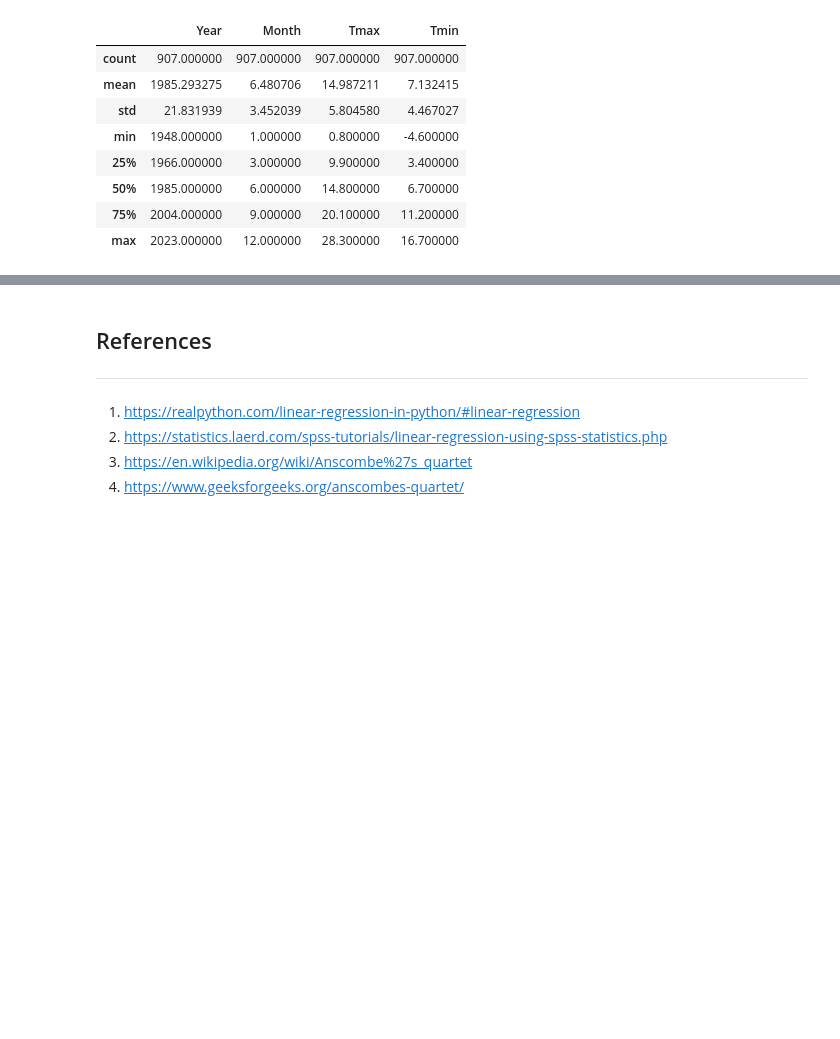
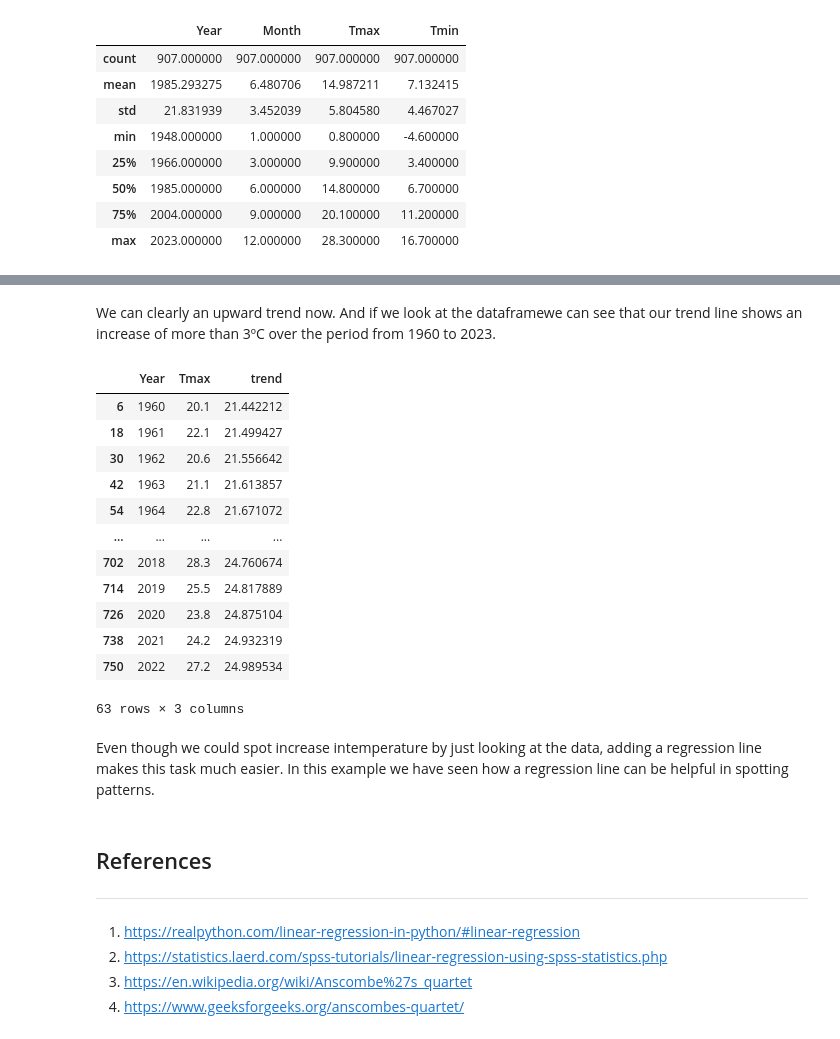
Before and after one commit to angelinka/machine_learning_assessment, a Jupyter notebook: regression.ipynb, the cells around one changed output, grey strips where cells are left out. Drawn from its saved outputs; the diff is of its cells as text; code cells hidden in the pictures; blank space fills up the shorter version.

```diff
--- a/regression.ipynb
+++ b/regression.ipynb
@@ -434,3 +486,23 @@ df.to_csv('data/weather.csv')
+# %% [markdown]
+We can clearly an upward trend now. And if we look at the dataframewe can see that our trend line shows an increase of more than 3ºC over the period from 1960 to 2023.
+# %%
+july
+# %% [output]
+|  | Year | Tmax | trend |
+| 6 | 1960 | 20.1 | 21.442212 |
+| 18 | 1961 | 22.1 | 21.499427 |
+| 30 | 1962 | 20.6 | 21.556642 |
+| 42 | 1963 | 21.1 | 21.613857 |
+| 54 | 1964 | 22.8 | 21.671072 |
+| ... | ... | ... | ... |
+| 702 | 2018 | 28.3 | 24.760674 |
+| 714 | 2019 | 25.5 | 24.817889 |
+| 726 | 2020 | 23.8 | 24.875104 |
+| 738 | 2021 | 24.2 | 24.932319 |
+| 750 | 2022 | 27.2 | 24.989534 |
+63 rows × 3 columns
+# %% [markdown]
+Even though we could spot increase intemperature by just looking at the data, adding a regression line makes this task much easier. In this example we have seen how a regression line can be helpful in spotting patterns.
 # %% [markdown]
 ## References
 ***
```
Also changed, not shown: parts of 10 cells of this notebook, 1 other file.
